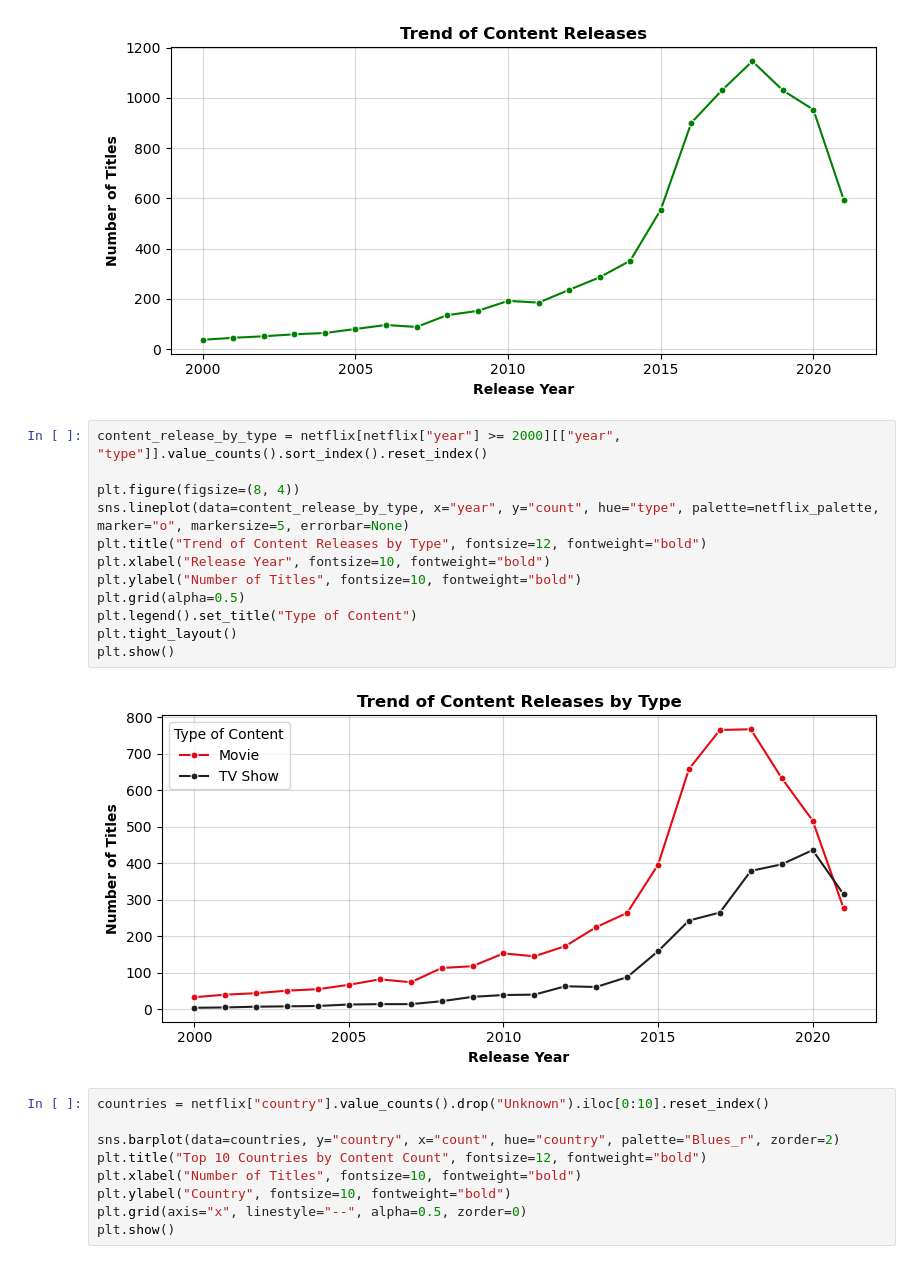
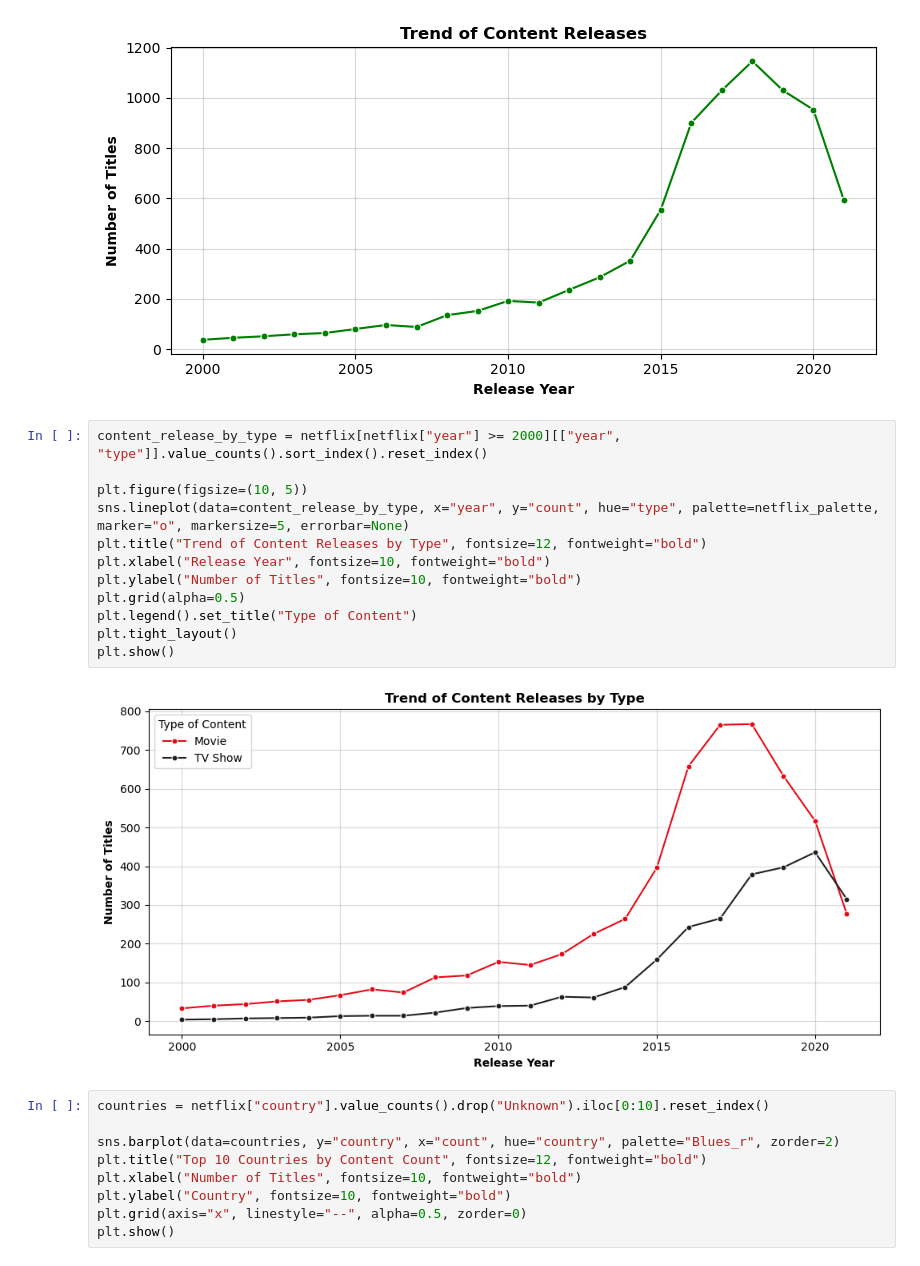
Before and after one commit to berkaygirgin/netflix-data-analysis, a Jupyter notebook: notebook/netflix_analysis.ipynb, the cells around one changed output. Saved outputs shown, nothing was run; the diff lists cells and outputs as text.

Commit message:
Update notebook: Data Visualization

```diff
--- a/notebook/netflix_analysis.ipynb
+++ b/notebook/netflix_analysis.ipynb
@@ -175,17 +174,17 @@ plt.show()
 # %%
 content_release_by_type = netflix[netflix["year"] >= 2000][["year", "type"]].value_counts().sort_index().reset_index()
 
-plt.figure(figsize=(8, 4))
+plt.figure(figsize=(10, 5))
 sns.lineplot(data=content_release_by_type, x="year", y="count", hue="type", palette=netflix_palette, marker="o", markersize=5, errorbar=None)
 plt.title("Trend of Content Releases by Type", fontsize=12, fontweight="bold")
 plt.xlabel("Release Year", fontsize=10, fontweight="bold")
 plt.ylabel("Number of Titles", fontsize=10, fontweight="bold")
 plt.grid(alpha=0.5)
 plt.legend().set_title("Type of Content")
 plt.tight_layout()
 plt.show()
 # %% [output]
-[figure, old version]
+[figure, new version]
 # %%
 countries = netflix["country"].value_counts().drop("Unknown").iloc[0:10].reset_index()
 
```
Also changed, not shown: parts of 5 cells of this notebook.
